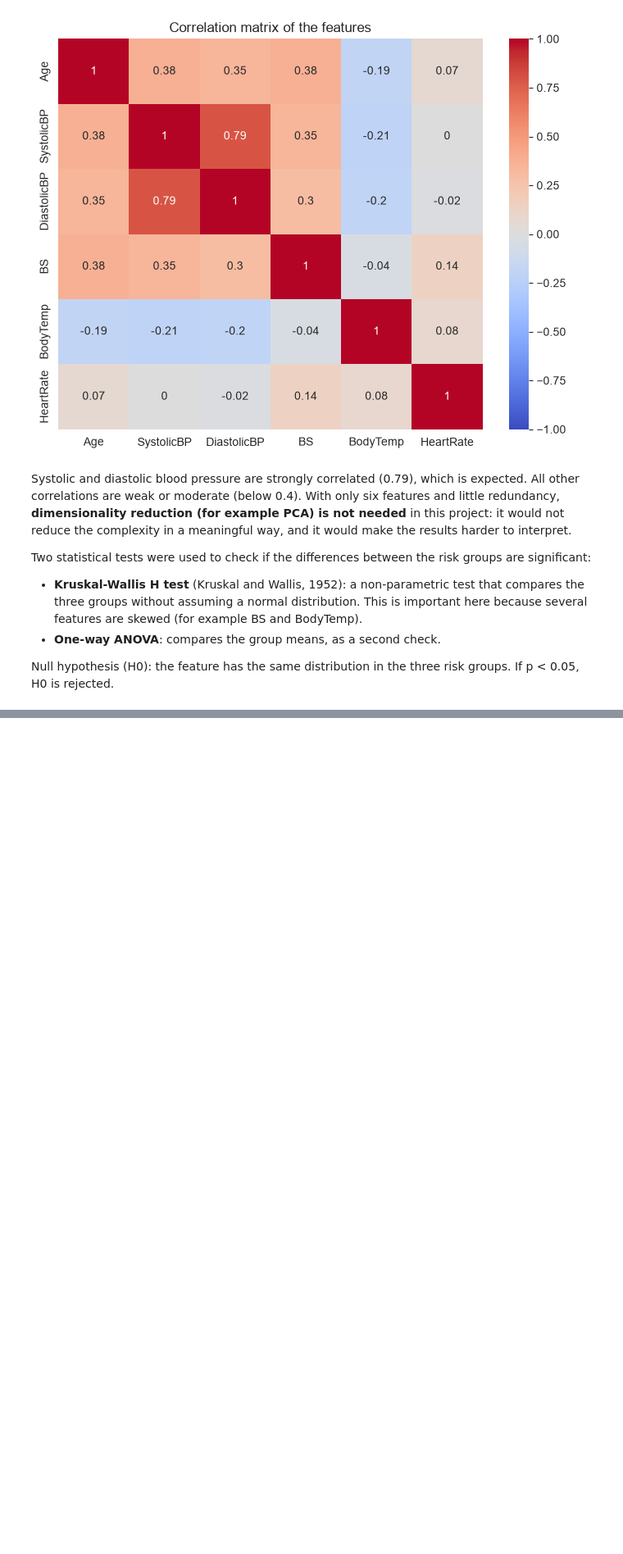
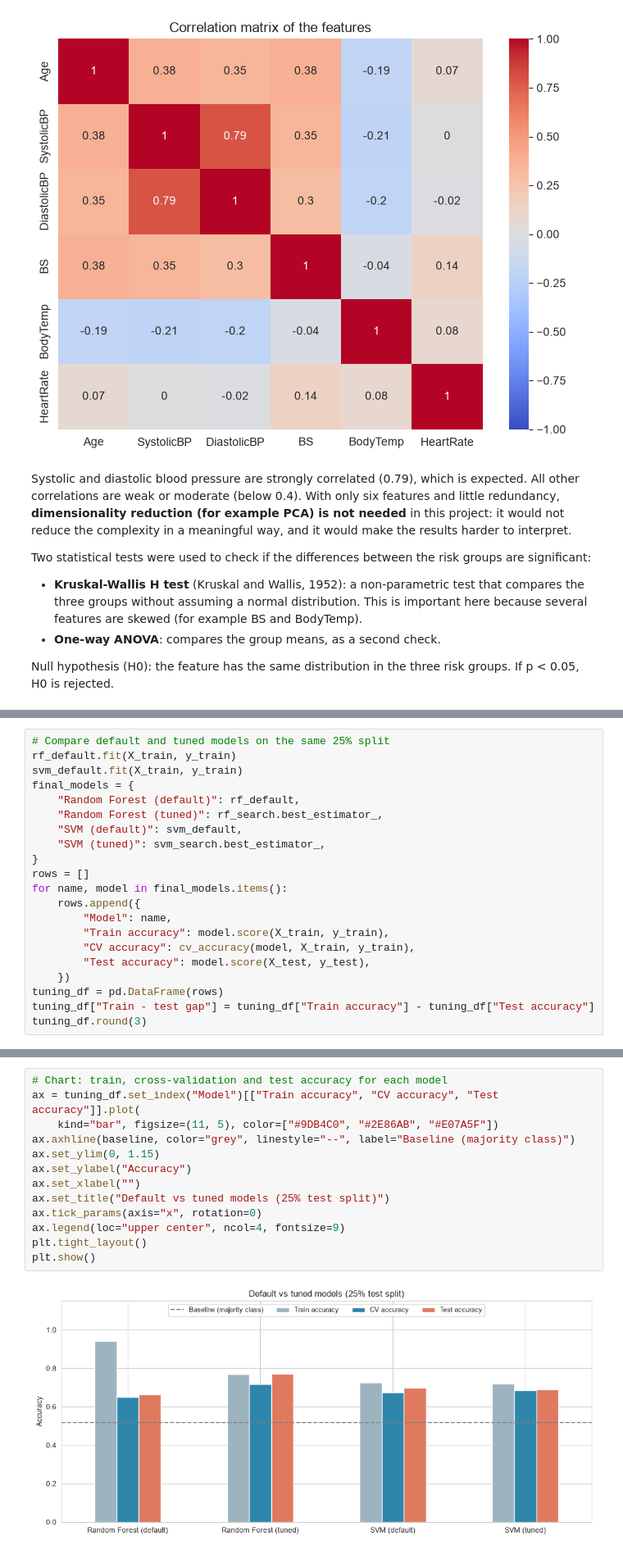
Before and after one commit to Daniella-CCT/Machine-Learning-Sept26, a Jupyter notebook: 2026613_ DaniellaSilveira_CA1_M-Learning_Notebook.ipynb, the cells around one changed output, grey strips where cells are left out. Shown at 82% size. Drawn from its saved outputs; the diff is of its cells as text; blank space fills up the shorter version.

```diff
--- a/2026613_ DaniellaSilveira_CA1_M-Learning_Notebook.ipynb
+++ b/2026613_ DaniellaSilveira_CA1_M-Learning_Notebook.ipynb
@@ -302,0 +433,21 @@ significance.round({"Kruskal-Wallis H": 2, "ANOVA F": 2})
+# %%
+# Compare default and tuned models on the same 25% split
+rf_default.fit(X_train, y_train)
+svm_default.fit(X_train, y_train)
+final_models = {
+    "Random Forest (default)": rf_default,
+    "Random Forest (tuned)": rf_search.best_estimator_,
+    "SVM (default)": svm_default,
+    "SVM (tuned)": svm_search.best_estimator_,
+}
+rows = []
+for name, model in final_models.items():
+    rows.append({
+        "Model": name,
+        "Train accuracy": model.score(X_train, y_train),
+        "CV accuracy": cv_accuracy(model, X_train, y_train),
+        "Test accuracy": model.score(X_test, y_test),
+    })
+tuning_df = pd.DataFrame(rows)
+tuning_df["Train - test gap"] = tuning_df["Train accuracy"] - tuning_df["Test accuracy"]
+tuning_df.round(3)
@@ -302,0 +460,15 @@ significance.round({"Kruskal-Wallis H": 2, "ANOVA F": 2})
+# %%
+# Chart: train, cross-validation and test accuracy for each model
+ax = tuning_df.set_index("Model")[["Train accuracy", "CV accuracy", "Test accuracy"]].plot(
+    kind="bar", figsize=(11, 5), color=["#9DB4C0", "#2E86AB", "#E07A5F"])
+ax.axhline(baseline, color="grey", linestyle="--", label="Baseline (majority class)")
+ax.set_ylim(0, 1.15)
+ax.set_ylabel("Accuracy")
+ax.set_xlabel("")
+ax.set_title("Default vs tuned models (25% test split)")
+ax.tick_params(axis="x", rotation=0)
+ax.legend(loc="upper center", ncol=4, fontsize=9)
+plt.tight_layout()
+plt.show()
+# %% [output]
+[figure, added]
```
Also changed, not shown: parts of 16 cells of this notebook.
